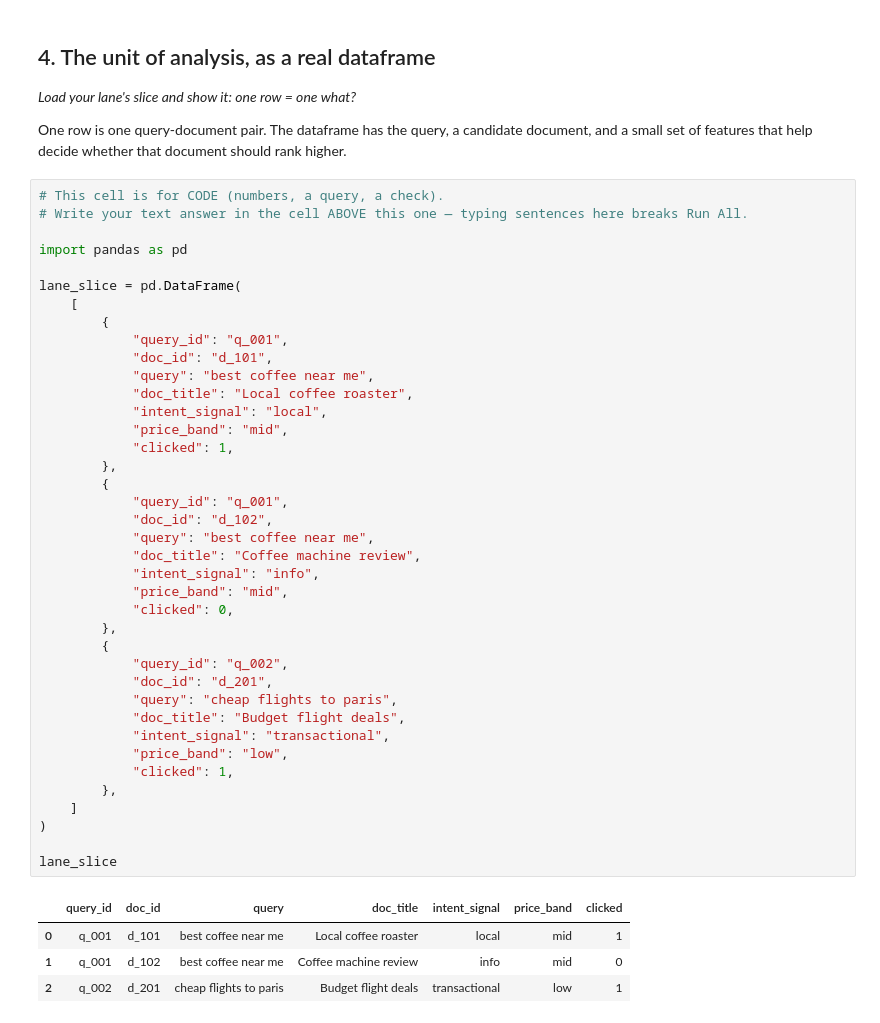
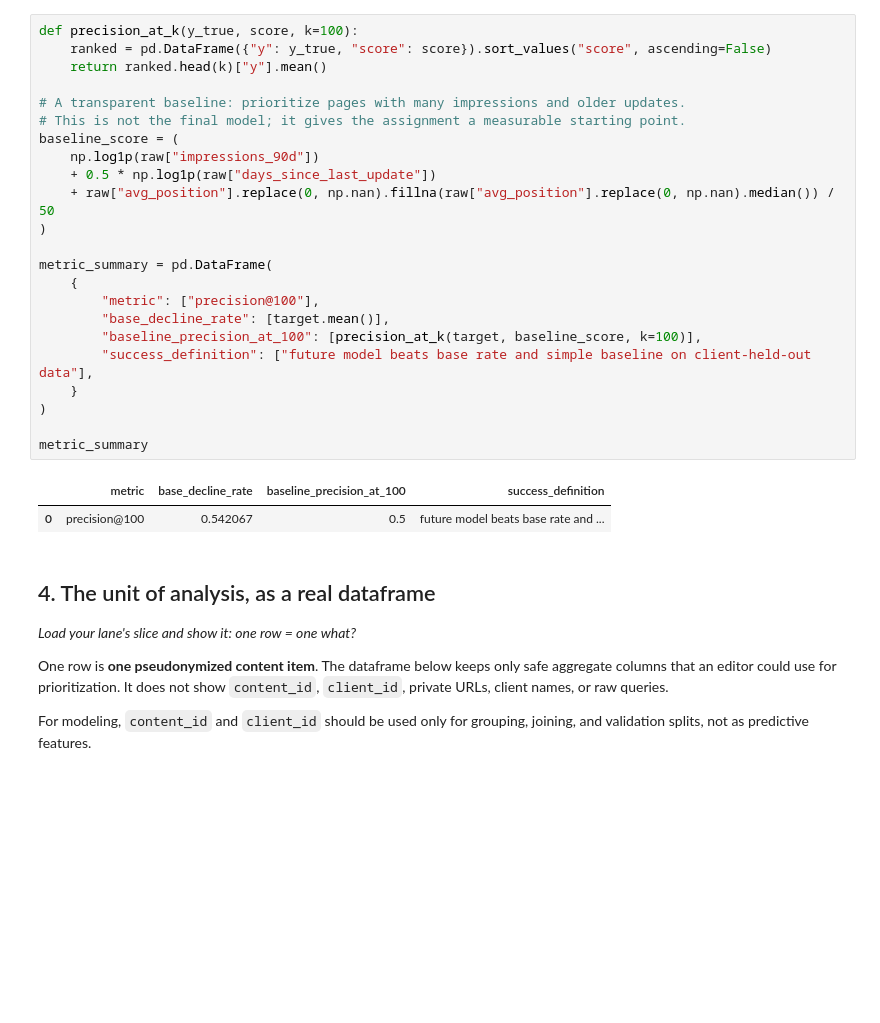
Before and after one commit to smartanilmali234-art/flyrank-ml-internship, a Jupyter notebook: work/notebooks/w02_ml_task_framing.ipynb, the cells around one changed output. Drawn from its saved outputs; the diff is of its cells as text; blank space fills up the shorter version.

```diff
--- a/work/notebooks/w02_ml_task_framing.ipynb
+++ b/work/notebooks/w02_ml_task_framing.ipynb
@@ -73,50 +77,34 @@ ndcg_at_10
+# %%
+def precision_at_k(y_true, score, k=100):
+    ranked = pd.DataFrame({"y": y_true, "score": score}).sort_values("score", ascending=False)
+    return ranked.head(k)["y"].mean()
+
+# A transparent baseline: prioritize pages with many impressions and older updates.
+# This is not the final model; it gives the assignment a measurable starting point.
+baseline_score = (
+    np.log1p(raw["impressions_90d"])
+    + 0.5 * np.log1p(raw["days_since_last_update"])
+    + raw["avg_position"].replace(0, np.nan).fillna(raw["avg_position"].replace(0, np.nan).median()) / 50
+)
+
+metric_summary = pd.DataFrame(
+    {
+        "metric": ["precision@100"],
+        "base_decline_rate": [target.mean()],
+        "baseline_precision_at_100": [precision_at_k(target, baseline_score, k=100)],
+        "success_definition": ["future model beats base rate and simple baseline on client-held-out data"],
+    }
+)
+
+metric_summary
+# %% [output]
+|  | metric | base_decline_rate | baseline_precision_at_100 | success_definition |
+| 0 | precision@100 | 0.542067 | 0.5 | future model beats base rate and ... |
 # %% [markdown]
 ## 4. The unit of analysis, as a real dataframe
 
 *Load your lane's slice and show it: one row = one what?*
 
-One row is one query-document pair. The dataframe has the query, a candidate document, and a small set of features that help decide whether that document should rank higher.
+One row is **one pseudonymized content item**. The dataframe below keeps only safe aggregate columns that an editor could use for prioritization. It does not show `content_id`, `client_id`, private URLs, client names, or raw queries.
+
+For modeling, `content_id` and `client_id` should be used only for grouping, joining, and validation splits, not as predictive features.
-# %%
-# This cell is for CODE (numbers, a query, a check).
-# Write your text answer in the cell ABOVE this one — typing sentences here breaks Run All.
-
-import pandas as pd
-
-lane_slice = pd.DataFrame(
-    [
-        {
-            "query_id": "q_001",
-            "doc_id": "d_101",
-            "query": "best coffee near me",
-            "doc_title": "Local coffee roaster",
-            "intent_signal": "local",
-            "price_band": "mid",
-            "clicked": 1,
-        },
-        {
-            "query_id": "q_001",
-            "doc_id": "d_102",
-            "query": "best coffee near me",
-            "doc_title": "Coffee machine review",
-            "intent_signal": "info",
-            "price_band": "mid",
-            "clicked": 0,
-        },
-        {
-            "query_id": "q_002",
-            "doc_id": "d_201",
-            "query": "cheap flights to paris",
-            "doc_title": "Budget flight deals",
-            "intent_signal": "transactional",
-            "price_band": "low",
-            "clicked": 1,
-        },
-    ]
-)
-
-lane_slice
-# %% [output]
-|  | query_id | doc_id | query | doc_title | intent_signal | price_band | clicked |
-| 0 | q_001 | d_101 | best coffee near me | Local coffee roaster | local | mid | 1 |
-| 1 | q_001 | d_102 | best coffee near me | Coffee machine review | info | mid | 0 |
-| 2 | q_002 | d_201 | cheap flights to paris | Budget flight deals | transactional | low | 1 |
```
Also changed, not shown: parts of 19 cells of this notebook.
